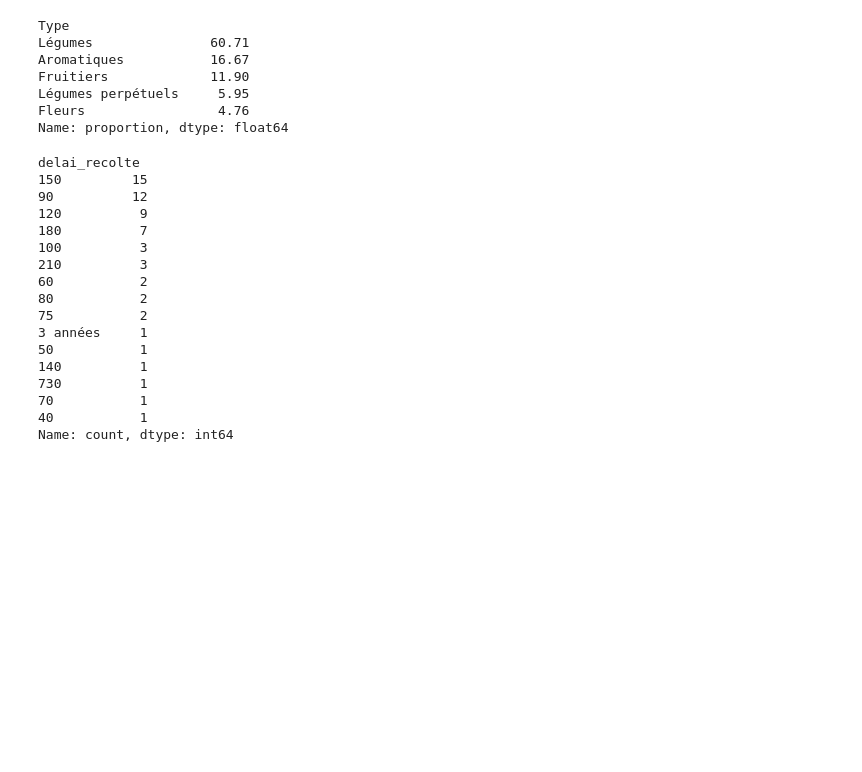
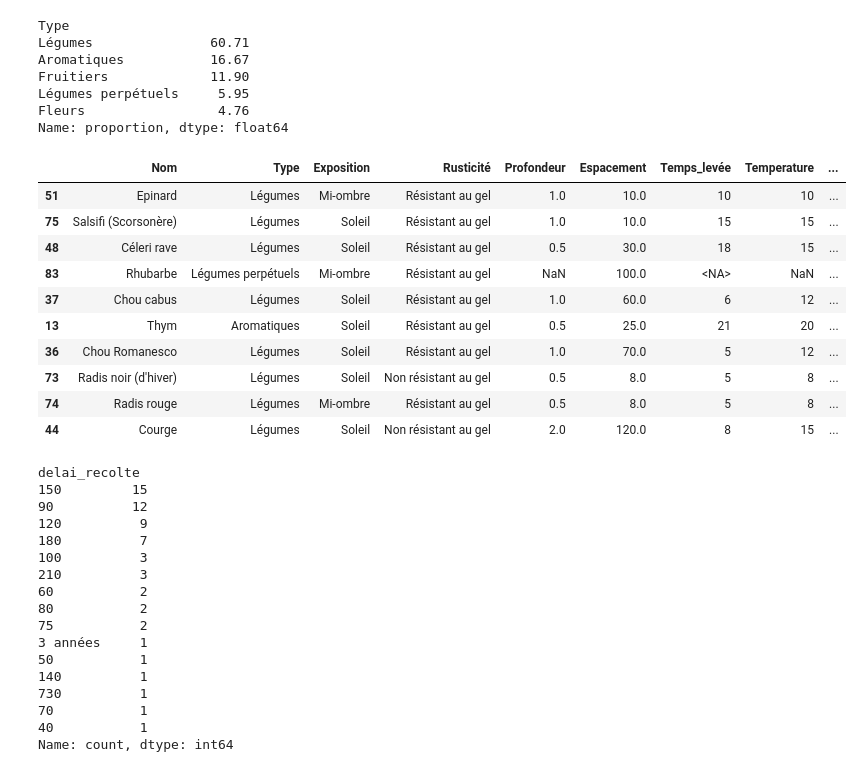
Before and after one commit to Jean-Patrick-Alcolea/Projet-3, a Jupyter notebook: notebooks/nettoyage_antoine.ipynb, the cells around one changed output. Saved outputs shown, nothing was run; the diff lists cells and outputs as text; code cells hidden in the pictures; blank space fills up the shorter version.

```diff
--- a/notebooks/nettoyage_antoine.ipynb
+++ b/notebooks/nettoyage_antoine.ipynb
@@ -67,5 +117,19 @@ df_plantes_photos['Espacement'] = df_plantes_photos['Espacement'].astype(float)
 df_plantes_photos['Profondeur'] = df_plantes_photos['Profondeur'].astype(float)
 df_plantes_photos['Temps_levée'] = df_plantes_photos['Temps_levée'].astype('Int64')
+# %%
+df_plantes_photos.sample(10)
+# %% [output]
+|  | Nom | Type | Exposition | Rusticité | Profondeur | Espacement | Temps_levée | Temperature | ... |
+| 51 | Epinard | Légumes | Mi-ombre | Résistant au gel | 1.0 | 10.0 | 10 | 10 | ... |
+| 75 | Salsifi (Scorsonère) | Légumes | Soleil | Résistant au gel | 1.0 | 10.0 | 15 | 15 | ... |
+| 48 | Céleri rave | Légumes | Soleil | Résistant au gel | 0.5 | 30.0 | 18 | 15 | ... |
+| 83 | Rhubarbe | Légumes perpétuels | Mi-ombre | Résistant au gel | NaN | 100.0 | <NA> | NaN | ... |
+| 37 | Chou cabus | Légumes | Soleil | Résistant au gel | 1.0 | 60.0 | 6 | 12 | ... |
+| 13 | Thym | Aromatiques | Soleil | Résistant au gel | 0.5 | 25.0 | 21 | 20 | ... |
+| 36 | Chou Romanesco | Légumes | Soleil | Résistant au gel | 1.0 | 70.0 | 5 | 12 | ... |
+| 73 | Radis noir (d'hiver) | Légumes | Soleil | Non résistant au gel | 0.5 | 8.0 | 5 | 8 | ... |
+| 74 | Radis rouge | Légumes | Mi-ombre | Résistant au gel | 0.5 | 8.0 | 5 | 8 | ... |
+| 44 | Courge | Légumes | Soleil | Non résistant au gel | 2.0 | 120.0 | 8 | 15 | ... |
 # %%
 df_plantes_photos['delai_recolte'].value_counts()
 # %% [output]
```
Also changed, not shown: parts of 10 cells of this notebook.
